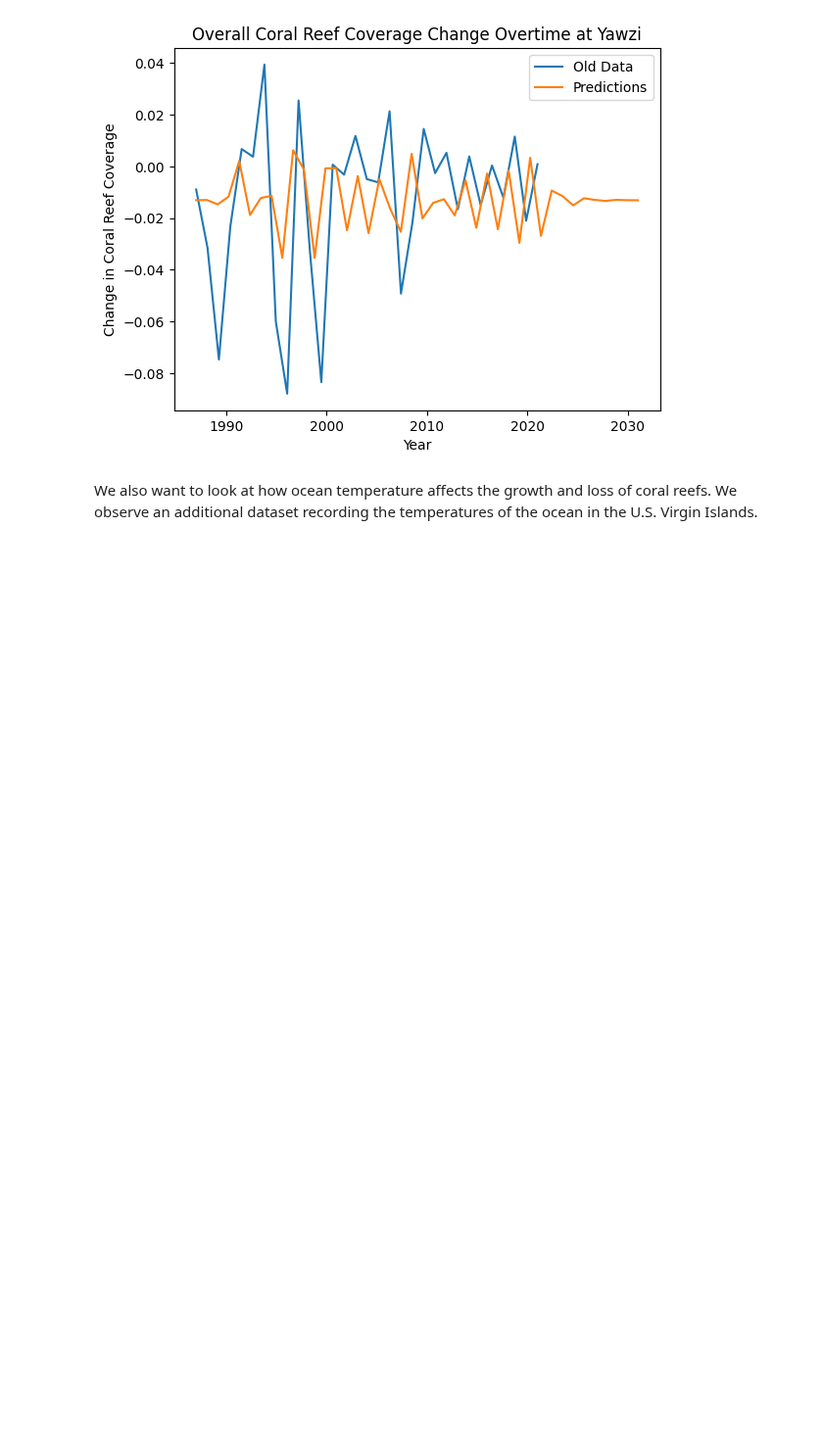
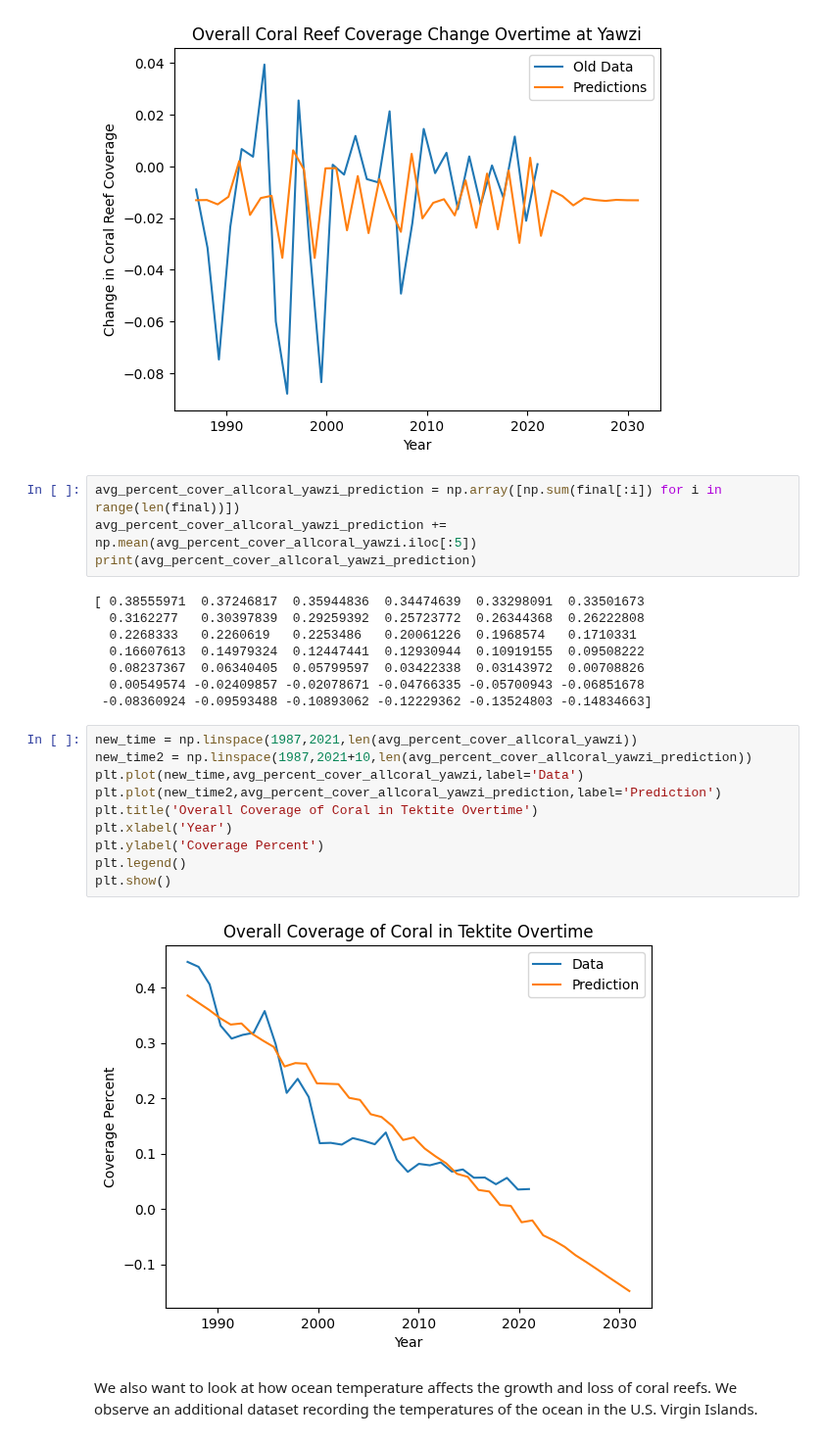
Before and after one commit to zaccmeyer/2020Crime, a Jupyter notebook: winter2024/Zac_vol3.ipynb, the cells around one changed output. Shown at 98% size. Drawn from its saved outputs; the diff is of its cells as text; blank space fills up the shorter version.

```diff
--- a/winter2024/Zac_vol3.ipynb
+++ b/winter2024/Zac_vol3.ipynb
@@ -505,6 +530,30 @@ plt.legend()
 plt.show()
 # %% [output]
 [figure]
+# %%
+avg_percent_cover_allcoral_yawzi_prediction = np.array([np.sum(final[:i]) for i in range(len(final))])
+avg_percent_cover_allcoral_yawzi_prediction += np.mean(avg_percent_cover_allcoral_yawzi.iloc[:5])
+print(avg_percent_cover_allcoral_yawzi_prediction)
+# %% [output]
+[ 0.38555971  0.37246817  0.35944836  0.34474639  0.33298091  0.33501673
+  0.3162277   0.30397839  0.29259392  0.25723772  0.26344368  0.26222808
+  0.2268333   0.2260619   0.2253486   0.20061226  0.1968574   0.1710331
+  0.16607613  0.14979324  0.12447441  0.12930944  0.10919155  0.09508222
+  0.08237367  0.06340405  0.05799597  0.03422338  0.03143972  0.00708826
+  0.00549574 -0.02409857 -0.02078671 -0.04766335 -0.05700943 -0.06851678
+ -0.08360924 -0.09593488 -0.10893062 -0.12229362 -0.13524803 -0.14834663]
+# %%
+new_time = np.linspace(1987,2021,len(avg_percent_cover_allcoral_yawzi))
+new_time2 = np.linspace(1987,2021+10,len(avg_percent_cover_allcoral_yawzi_prediction))
+plt.plot(new_time,avg_percent_cover_allcoral_yawzi,label='Data')
+plt.plot(new_time2,avg_percent_cover_allcoral_yawzi_prediction,label='Prediction')
+plt.title('Overall Coverage of Coral in Tektite Overtime')
+plt.xlabel('Year')
+plt.ylabel('Coverage Percent')
+plt.legend()
+plt.show()
+# %% [output]
+[figure, added]
 # %% [markdown]
 We also want to look at how ocean temperature affects the growth and loss of coral reefs. We observe an additional dataset recording the temperatures of the ocean in the U.S. Virgin Islands.
 # %%
```
Also changed, not shown: parts of 2 cells of this notebook.
